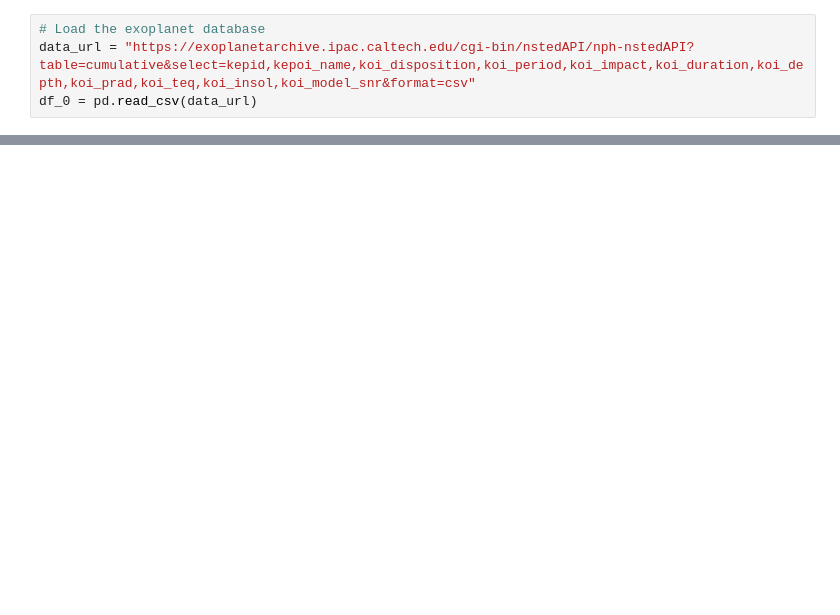
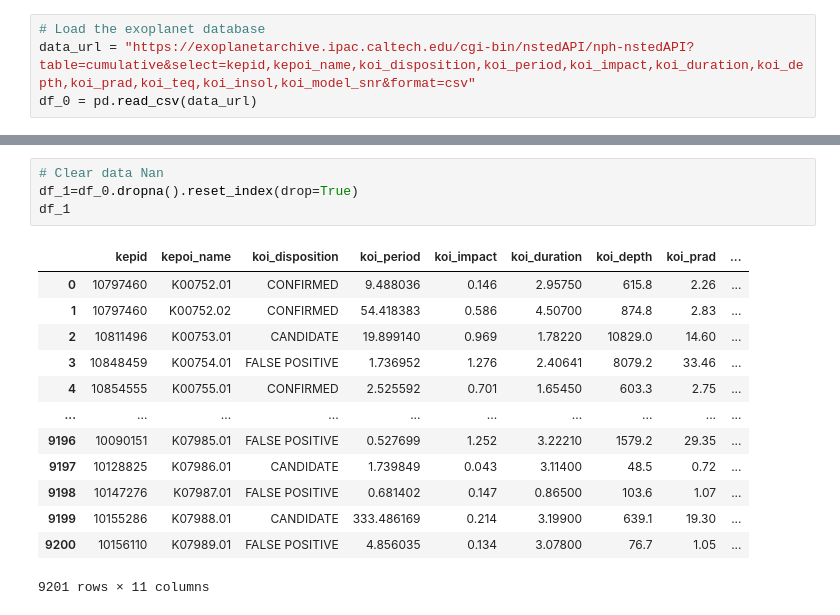
Before and after one commit to f0xpl0it/Tercer-Diplomado-en-Programacion-Basica, a Jupyter notebook: Python/Challenge/CLASS_ASSIGNMENT.ipynb, the cells around one changed output, grey strips where cells are left out. Saved outputs shown, nothing was run; the diff lists cells and outputs as text; blank space fills up the shorter version.

```diff
--- a/Python/Challenge/CLASS_ASSIGNMENT.ipynb
+++ b/Python/Challenge/CLASS_ASSIGNMENT.ipynb
@@ -62,0 +207,18 @@ df_0 = pd.read_csv(data_url)
+# %%
+# Clear data Nan
+df_1=df_0.dropna().reset_index(drop=True)
+df_1
+# %% [output]
+|  | kepid | kepoi_name | koi_disposition | koi_period | koi_impact | koi_duration | koi_depth | koi_prad | ... |
+| 0 | 10797460 | K00752.01 | CONFIRMED | 9.488036 | 0.146 | 2.95750 | 615.8 | 2.26 | ... |
+| 1 | 10797460 | K00752.02 | CONFIRMED | 54.418383 | 0.586 | 4.50700 | 874.8 | 2.83 | ... |
+| 2 | 10811496 | K00753.01 | CANDIDATE | 19.899140 | 0.969 | 1.78220 | 10829.0 | 14.60 | ... |
+| 3 | 10848459 | K00754.01 | FALSE POSITIVE | 1.736952 | 1.276 | 2.40641 | 8079.2 | 33.46 | ... |
+| 4 | 10854555 | K00755.01 | CONFIRMED | 2.525592 | 0.701 | 1.65450 | 603.3 | 2.75 | ... |
+| ... | ... | ... | ... | ... | ... | ... | ... | ... | ... |
+| 9196 | 10090151 | K07985.01 | FALSE POSITIVE | 0.527699 | 1.252 | 3.22210 | 1579.2 | 29.35 | ... |
+| 9197 | 10128825 | K07986.01 | CANDIDATE | 1.739849 | 0.043 | 3.11400 | 48.5 | 0.72 | ... |
+| 9198 | 10147276 | K07987.01 | FALSE POSITIVE | 0.681402 | 0.147 | 0.86500 | 103.6 | 1.07 | ... |
+| 9199 | 10155286 | K07988.01 | CANDIDATE | 333.486169 | 0.214 | 3.19900 | 639.1 | 19.30 | ... |
+| 9200 | 10156110 | K07989.01 | FALSE POSITIVE | 4.856035 | 0.134 | 3.07800 | 76.7 | 1.05 | ... |
+9201 rows × 11 columns
```
Also changed, not shown: parts of 44 cells of this notebook, 1 other file.
